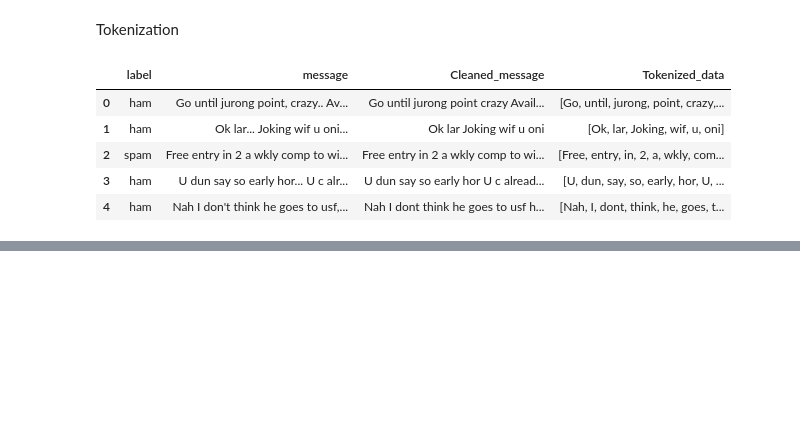
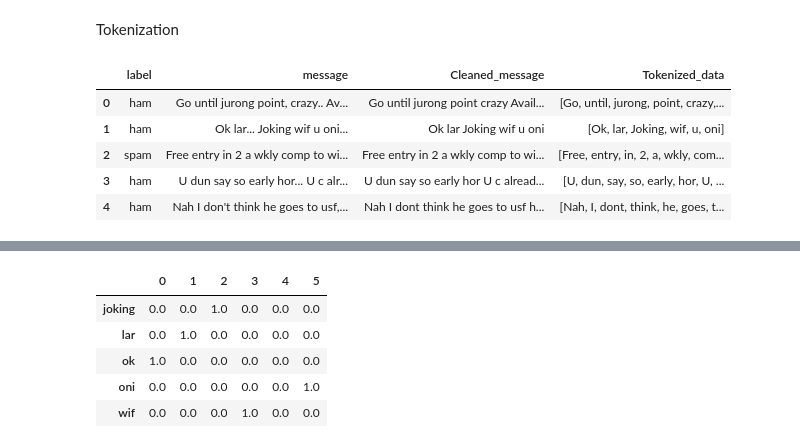
Before and after one commit to Mehedy302/Natural-Language-Processing, a Jupyter notebook: Data_cleaning.ipynb, the cells around one changed output, grey strips where cells are left out. Cells and saved outputs as stored; diff of their text form; code cells hidden in the pictures; blank space fills up the shorter version.

```diff
--- a/Data_cleaning.ipynb
+++ b/Data_cleaning.ipynb
@@ -70,0 +119,5 @@ data.head(5)
+# %%
+import pandas as pd
+from sklearn.feature_extraction.text import TfidfVectorizer
+tfidf_vectorizer = TfidfVectorizer()
+doc_vec = tfidf_vectorizer.fit_transform(data['Lemitized_text'].iloc[1])
@@ -70,0 +132,12 @@ data.head(5)
+# %%
+vec_data = pd.DataFrame(doc_vec.toarray().transpose(),
+                   index=tfidf_vectorizer.get_feature_names_out())
+# %%
+vec_data
+# %% [output]
+|  | 0 | 1 | 2 | 3 | 4 | 5 |
+| joking | 0.0 | 0.0 | 1.0 | 0.0 | 0.0 | 0.0 |
+| lar | 0.0 | 1.0 | 0.0 | 0.0 | 0.0 | 0.0 |
+| ok | 1.0 | 0.0 | 0.0 | 0.0 | 0.0 | 0.0 |
+| oni | 0.0 | 0.0 | 0.0 | 0.0 | 0.0 | 1.0 |
+| wif | 0.0 | 0.0 | 0.0 | 1.0 | 0.0 | 0.0 |
```
Also changed, not shown: parts of 7 cells of this notebook.
